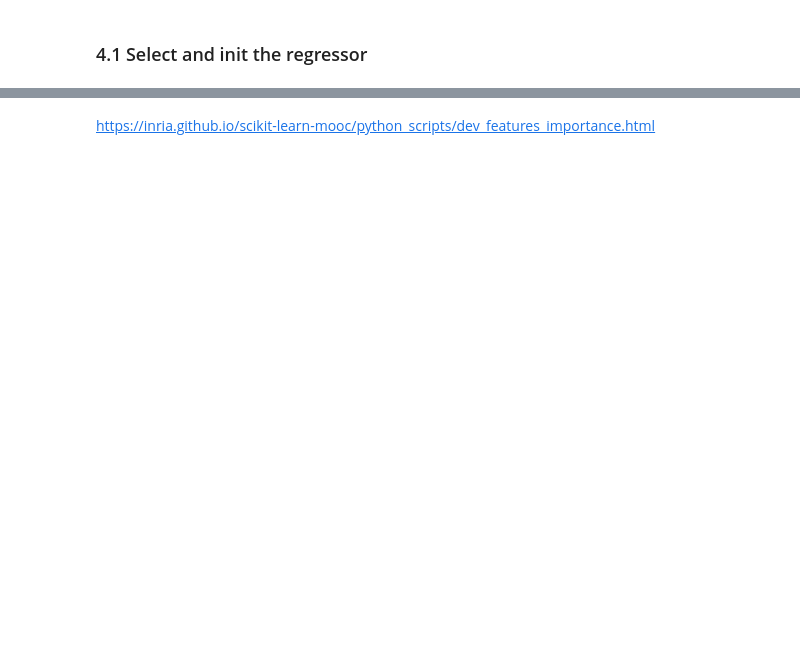
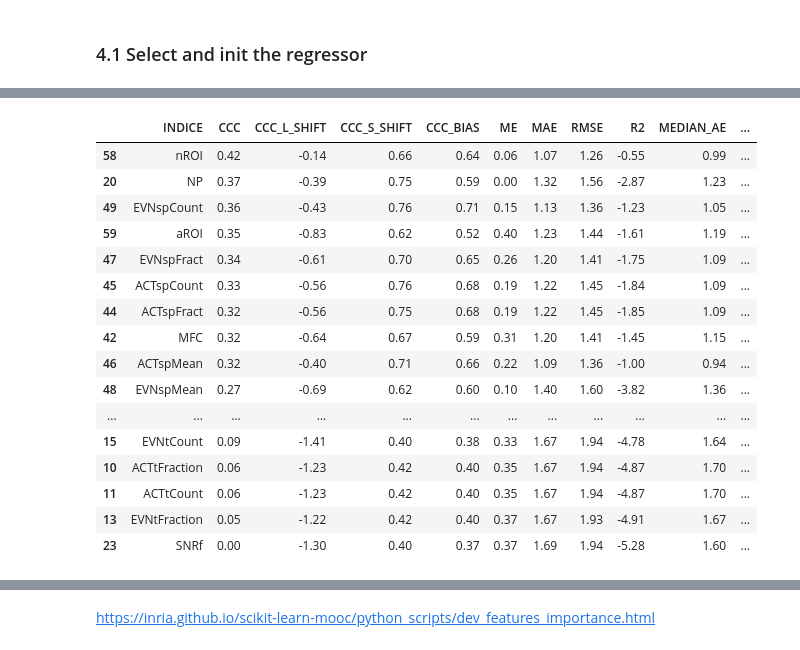
Before and after one commit to ear-team/haupert_acoustic_indices_2025, a Jupyter notebook: notebooks/03_indices_regression_linear_Groupkfold_by_habitat.ipynb, the cells around one changed output, grey strips where cells are left out. Saved outputs shown, nothing was run; the diff lists cells and outputs as text; code cells hidden in the pictures; blank space fills up the shorter version.

```diff
--- a/notebooks/03_indices_regression_linear_Groupkfold_by_habitat.ipynb
+++ b/notebooks/03_indices_regression_linear_Groupkfold_by_habitat.ipynb
@@ -614,0 +609,92 @@ Huber Regressor
+# %%
+"""==============================================================================
+    Do the kfold regression
+    ------------------------
+
+    Group k-fold is a variation of k-fold which ensures that the same group is not
+    represented in both testing and training sets.
+
+    Interpretation of the scores
+    ----------------------------
+    CCC           => CCC is close to 1 when variables are very similar
+    CCC_L_SHIFT   => the shift location of equivalent variables is close to 0
+    CCC_S_SHIFT   => The scale shift of equivalent variables is close to 1
+    CCC_BIAS      => bias correction factor measures the deviation of the regression line of the variables from the line with equation y=x. It is close to 1 when there is no deviation.
+    ME            => ME close to 0 means no biais
+    MAE           => MAE close to 0 means no error
+    RMSE          => RMSE close to 0 means no error
+    R2            => R2 close to 1 means that the model explains all the variance (only true when the train and test data are from the same distribution)
+    MEDIAN_AE     => MEDIAN_AE close to 0 means no error
+    pvalue        => pvalue < 0.05 means that the model is significant
+
+    Summary of the steps:
+    ---------------------
+    - For each indice in the list of indices:
+        - Perform a GroupKFold regression using the indice as predictor and the ground truth as target
+        - Store the metrics for each indice in a dataframe (df_metrics_kfold)
+        - Store the best model for each indice in a dictionnary
+    - Filter the dataframe (df_metrics_kfold) to keep only the rows with pvalue < 0.05
+    - Sort the dataframe (df_metrics_kfold) by R2
+    - Display the dataframe (df_metrics_kfold)
+================================================================================"""
+
+# Compute the metrics for each indice in order to find the best indice
+
+# do not show the error in this cell
+warnings.filterwarnings('ignore')
+
+df_metrics_kfold = pd.DataFrame(columns=[
+                                'INDICE',
+                                'CCC', 'CCC_L_SHIFT', 'CCC_S_SHIFT', 'CCC_BIAS',
+                                'ME',
+                                'MAE', 'RMSE', 'R2', 'MEDIAN_AE',
+                                'pvalue'])
+
+best_models_kfolds = {}
+
+# Do Group Kfold Regression
+for CURRENT_INDICE in CONFIG['list_indices'] :
+    current_df_metrics_kfold, current_model_list = groupkfold_regression(
+                                                        indices=[CURRENT_INDICE],
+                                                        gt=GT,
+                                                        df=df,
+                                                        model=model,
+                                                        seed = CONFIG['seed'],
+                                                        verbose=False,
+                                                        )
+    # concatenate the dataframe
+    df_metrics_kfold = pd.concat([df_metrics_kfold, current_df_metrics_kfold], axis=0, ignore_index=True)
+
+    # add model to the dictionnary for the current indice
+    best_models_kfolds.update(current_model_list[0])
+
+# do not show the error in this cell
+warnings.filterwarnings('default')
+
+# filter the dataframe to keep only the rows with pvalue < 0.05
+df_metrics_kfold = df_metrics_kfold[df_metrics_kfold['pvalue'] < 0.05]
+
+# sort the dataframe by R_CCC_train
+df_metrics_kfold.sort_values(['CCC'], ascending=False, inplace=True)
+
+# display the dataframe
+pd.options.display.float_format = "{:,.2f}".format # display numbers with 2 decimals
+display(df_metrics_kfold)
+# %% [output]
+|  | INDICE | CCC | CCC_L_SHIFT | CCC_S_SHIFT | CCC_BIAS | ME | MAE | RMSE | R2 | MEDIAN_AE | ... |
+| 58 | nROI | 0.42 | -0.14 | 0.66 | 0.64 | 0.06 | 1.07 | 1.26 | -0.55 | 0.99 | ... |
+| 20 | NP | 0.37 | -0.39 | 0.75 | 0.59 | 0.00 | 1.32 | 1.56 | -2.87 | 1.23 | ... |
+| 49 | EVNspCount | 0.36 | -0.43 | 0.76 | 0.71 | 0.15 | 1.13 | 1.36 | -1.23 | 1.05 | ... |
+| 59 | aROI | 0.35 | -0.83 | 0.62 | 0.52 | 0.40 | 1.23 | 1.44 | -1.61 | 1.19 | ... |
+| 47 | EVNspFract | 0.34 | -0.61 | 0.70 | 0.65 | 0.26 | 1.20 | 1.41 | -1.75 | 1.09 | ... |
+| 45 | ACTspCount | 0.33 | -0.56 | 0.76 | 0.68 | 0.19 | 1.22 | 1.45 | -1.84 | 1.09 | ... |
+| 44 | ACTspFract | 0.32 | -0.56 | 0.75 | 0.68 | 0.19 | 1.22 | 1.45 | -1.85 | 1.09 | ... |
+| 42 | MFC | 0.32 | -0.64 | 0.67 | 0.59 | 0.31 | 1.20 | 1.41 | -1.45 | 1.15 | ... |
+| 46 | ACTspMean | 0.32 | -0.40 | 0.71 | 0.66 | 0.22 | 1.09 | 1.36 | -1.00 | 0.94 | ... |
+| 48 | EVNspMean | 0.27 | -0.69 | 0.62 | 0.60 | 0.10 | 1.40 | 1.60 | -3.82 | 1.36 | ... |
+| ... | ... | ... | ... | ... | ... | ... | ... | ... | ... | ... | ... |
+| 15 | EVNtCount | 0.09 | -1.41 | 0.40 | 0.38 | 0.33 | 1.67 | 1.94 | -4.78 | 1.64 | ... |
+| 10 | ACTtFraction | 0.06 | -1.23 | 0.42 | 0.40 | 0.35 | 1.67 | 1.94 | -4.87 | 1.70 | ... |
+| 11 | ACTtCount | 0.06 | -1.23 | 0.42 | 0.40 | 0.35 | 1.67 | 1.94 | -4.87 | 1.70 | ... |
+| 13 | EVNtFraction | 0.05 | -1.22 | 0.42 | 0.40 | 0.37 | 1.67 | 1.93 | -4.91 | 1.67 | ... |
+| 23 | SNRf | 0.00 | -1.30 | 0.40 | 0.37 | 0.37 | 1.69 | 1.94 | -5.28 | 1.60 | ... |
```
Also changed, not shown: parts of 28 cells of this notebook, 14 other files.
